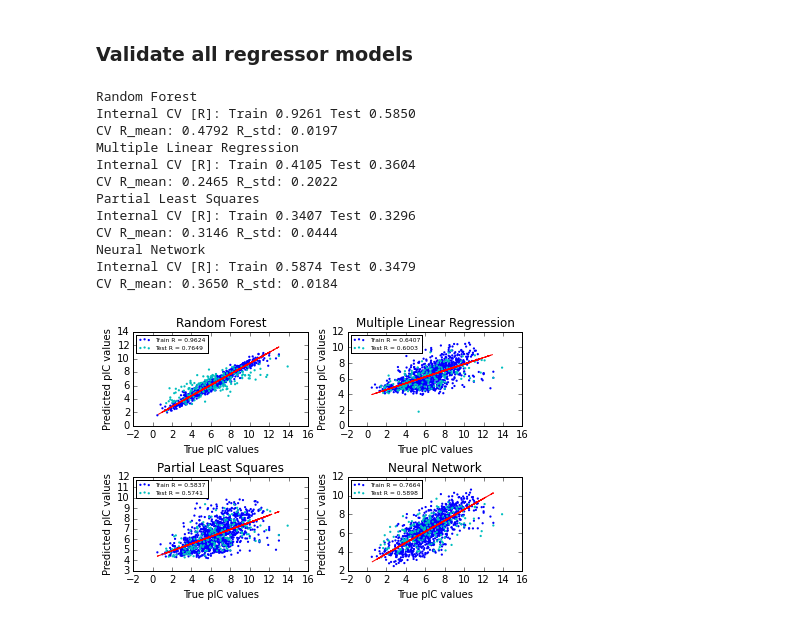
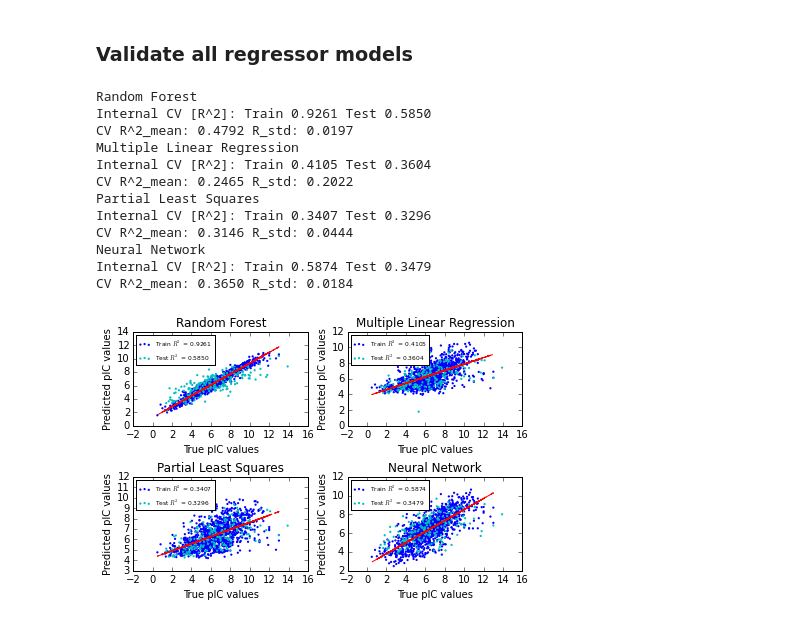
Before and after one commit to oddt/jcheminf, a Jupyter notebook: Snippet_2.ipynb, the cells around one changed output. Drawn from its saved outputs; the diff is of its cells as text; code cells hidden in the pictures.

Commit message:
Change Snippet 2 to report R^2 on figure

```diff
--- a/Snippet_2.ipynb
+++ b/Snippet_2.ipynb
@@ -52,43 +52,43 @@ for model, name in models:
     m = model.fit(descriptors_train, pdbbind_act_train.values())
     r_train = m.score(descriptors_train, pdbbind_act_train.values())
     r_test = m.score(descriptors_test, pdbbind_act_test.values())
-    print 'Internal CV [R]: Train %.4f Test %.4f' % (r_train, r_test)
+    print 'Internal CV [R^2]: Train %.4f Test %.4f' % (r_train, r_test)
 
     cv_descs = np.vstack((descriptors_train, descriptors_test))
     cv_act = pdbbind_act_train.values()+pdbbind_act_test.values()
     cv = cross_validate(m, cv_descs, cv_act , n=3)
-    print 'CV R_mean: %.4f R_std: %.4f' % (cv.mean(), np.std(cv))
+    print 'CV R^2_mean: %.4f R_std: %.4f' % (cv.mean(), np.std(cv))
 
     # Train Set
     x_train = np.array(pdbbind_act_train.values())
     y_train = m.predict(descriptors_train).flatten()
-    ax[name].scatter(x_train, y_train, marker='.', edgecolors='none', c='b', label="Train R = %.4f" % np.sqrt(m.score(descriptors_train, pdbbind_act_train.values())))
+    ax[name].scatter(x_train, y_train, marker='.', edgecolors='none', c='b', label=r"Train $R^2$ = %.4f" % m.score(descriptors_train, pdbbind_act_train.values()))
 
     # Test Set
     x_test = np.array(pdbbind_act_test.values())
     y_test = m.predict(descriptors_test).flatten()
-    ax[name].scatter(x_test, y_test, marker='.',  edgecolors='none', c='c', label="Test R = %.4f" % np.sqrt(m.score(descriptors_test, pdbbind_act_test.values())))
+    ax[name].scatter(x_test, y_test, marker='.',  edgecolors='none', c='c', label=r"Test $R^2$ = %.4f" % m.score(descriptors_test, pdbbind_act_test.values()))
 
     ax[name].plot(x_train, np.polyval(np.polyfit(x_train,y_train,1), x_train), '--r')
     ax[name].set_title(name)
     ax[name].legend(loc=2,prop={'size':6})
     ax[name].set_xlabel("True pIC values")
     ax[name].set_ylabel("Predicted pIC values")
 
 # Save plot to file
 plt.tight_layout(pad=0.4, w_pad=0.5, h_pad=1.0)
 plt.savefig('Snippet_2.png', dpi=300)
 # %% [output]
 Random Forest
-Internal CV [R]: Train 0.9261 Test 0.5850
-CV R_mean: 0.4792 R_std: 0.0197
+Internal CV [R^2]: Train 0.9261 Test 0.5850
+CV R^2_mean: 0.4792 R_std: 0.0197
 Multiple Linear Regression
-Internal CV [R]: Train 0.4105 Test 0.3604
-CV R_mean: 0.2465 R_std: 0.2022
+Internal CV [R^2]: Train 0.4105 Test 0.3604
+CV R^2_mean: 0.2465 R_std: 0.2022
 Partial Least Squares
-Internal CV [R]: Train 0.3407 Test 0.3296
-CV R_mean: 0.3146 R_std: 0.0444
+Internal CV [R^2]: Train 0.3407 Test 0.3296
+CV R^2_mean: 0.3146 R_std: 0.0444
 Neural Network
-Internal CV [R]: Train 0.5874 Test 0.3479
-CV R_mean: 0.3650 R_std: 0.0184
+Internal CV [R^2]: Train 0.5874 Test 0.3479
+CV R^2_mean: 0.3650 R_std: 0.0184
-[figure, old version]
+[figure, new version]
```
